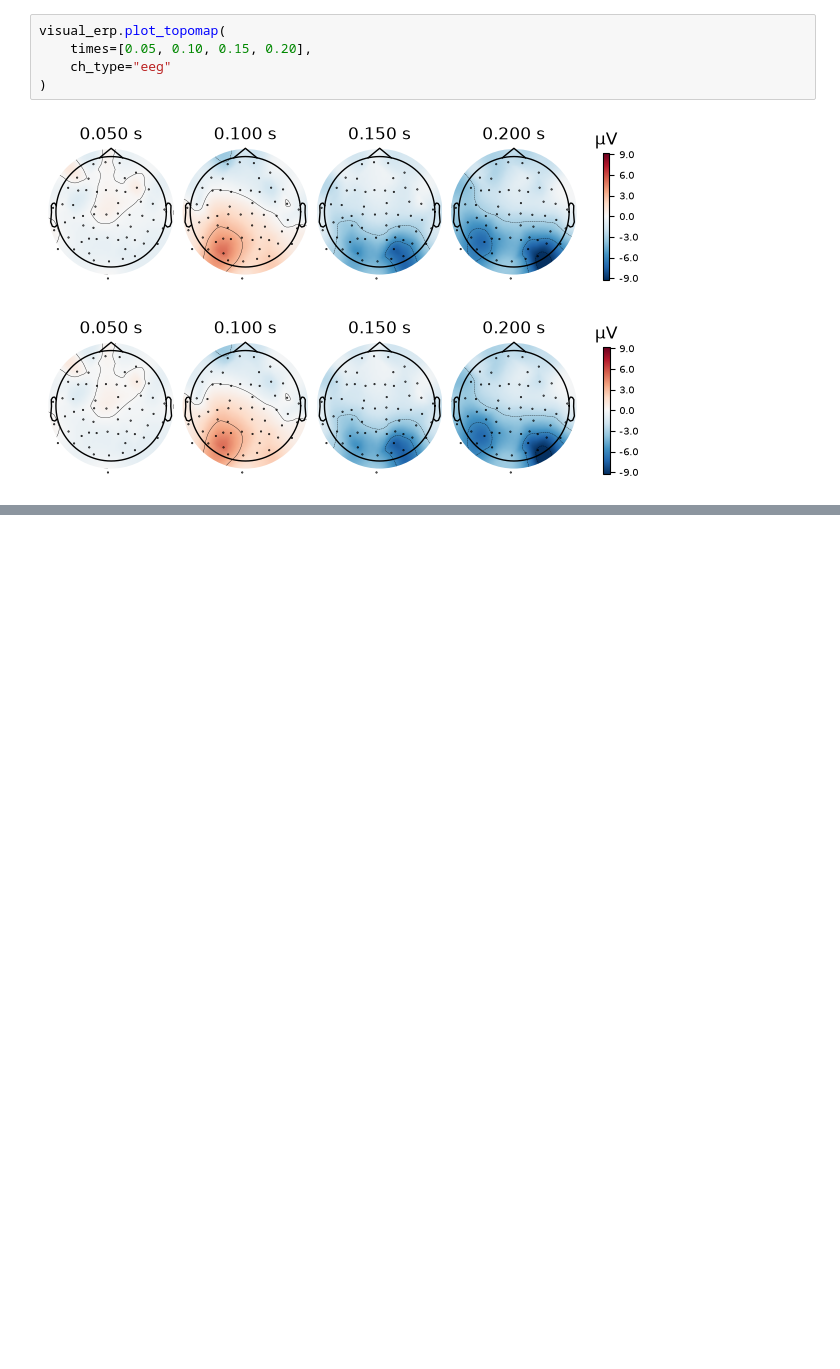
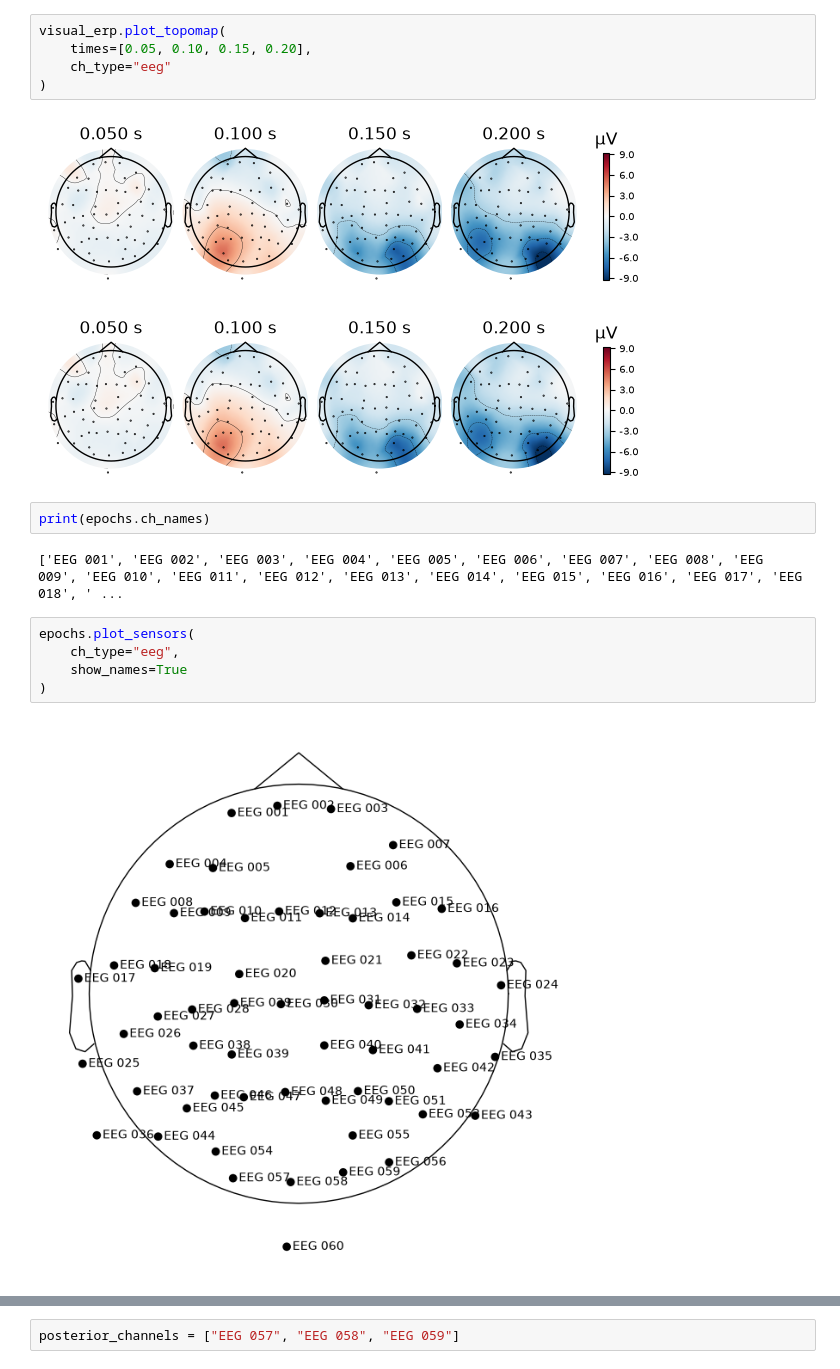
Before and after one commit to KhorchaniMarwa/eeg-cognitive-control-erp-analysis, a Jupyter notebook: notebooks/03_erp_analysis.ipynb, the cells around one changed output, grey strips where cells are left out. Saved outputs shown, nothing was run; the diff lists cells and outputs as text; blank space fills up the shorter version.

Commit message:
analyze posterior visual ERP response

```diff
--- a/notebooks/03_erp_analysis.ipynb
+++ b/notebooks/03_erp_analysis.ipynb
@@ -105,3 +105,14 @@ visual_erp.plot_topomap(
 # %% [output]
 [figure]
 [figure]
+# %%
+print(epochs.ch_names)
+# %% [output]
+['EEG 001', 'EEG 002', 'EEG 003', 'EEG 004', 'EEG 005', 'EEG 006', 'EEG 007', 'EEG 008', 'EEG 009', 'EEG 010', 'EEG 011', 'EEG 012', 'EEG 013', 'EEG 014', 'EEG 015', 'EEG 016', 'EEG 017', 'EEG 018', ' ...
+# %%
+epochs.plot_sensors(
+    ch_type="eeg",
+    show_names=True
+)
+# %% [output]
+[figure, added]
@@ -107,0 +120,2 @@ visual_erp.plot_topomap(
+# %%
+posterior_channels = ["EEG 057", "EEG 058", "EEG 059"]
```
Also changed, not shown: parts of 6 cells of this notebook.
